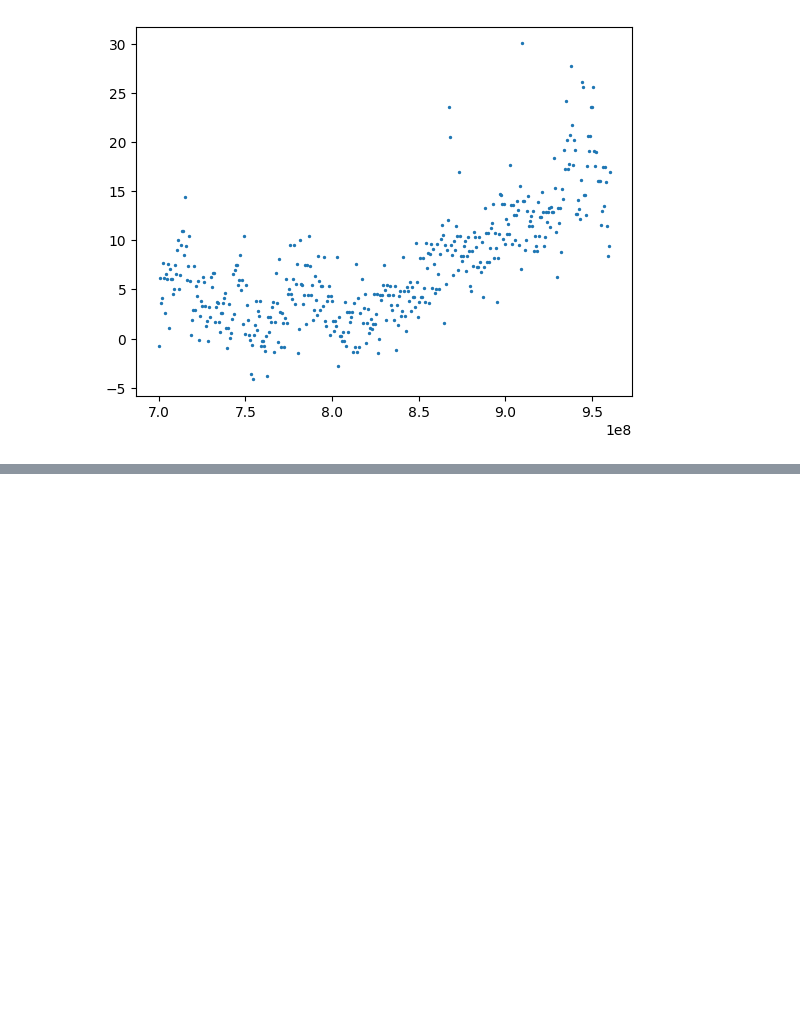
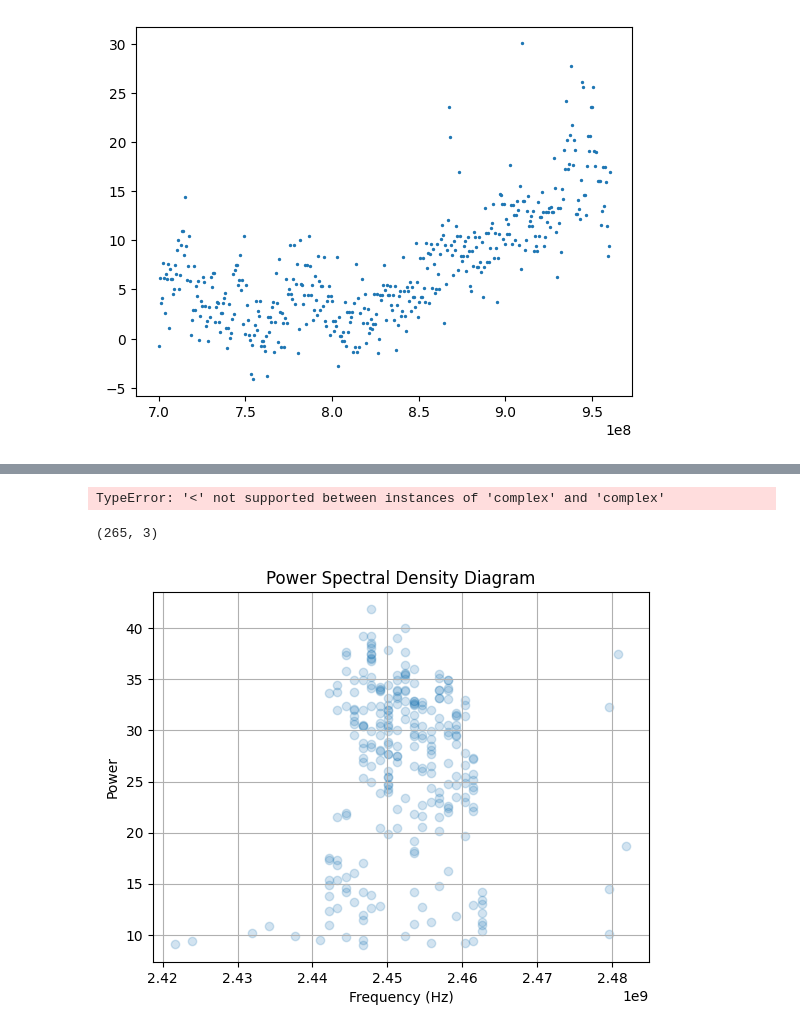
Before and after one commit to sunnycows/la-cp, a Jupyter notebook: Experiments.ipynb, the cells around one changed output, grey strips where cells are left out. Cells and saved outputs as stored; diff of their text form; code cells hidden in the pictures; blank space fills up the shorter version.

```diff
--- a/Experiments.ipynb
+++ b/Experiments.ipynb
@@ -124,0 +170,45 @@ ani.save('animation.gif', writer='imagemagick', fps=30)
+# %%
+from scipy.signal import welch
+from scipy.fftpack import fft
+
+# Compute PSD using Welch method
+frequencies, psd = welch(df_m['Frequency'], sample_rate, nperseg=256)
+
+# # Alternatively, you can compute PSD using FFT
+# frequencies = np.fft.fftfreq(len(reconstructed_signal), 1/sample_rate)
+# psd = np.abs(fft(reconstructed_signal))**2 / len(reconstructed_signal)
+
+# Plot the original signal
+plt.figure(figsize=(10, 6))
+plt.subplot(2, 1, 1)
+plt.plot(time, reconstructed_signal)
+plt.title('Original Signal')
+plt.xlabel('Time (s)')
+plt.ylabel('Amplitude')
+
+# Plot the Power Spectral Density
+plt.subplot(2, 1, 2)
+plt.semilogy(frequencies, psd)
+plt.title('Power Spectral Density (PSD)')
+plt.xlabel('Frequency (Hz)')
+plt.ylabel('Power/Frequency (dB/Hz)')
+
+plt.tight_layout()
+plt.show()
+# %% [output]
+TypeError: '<' not supported between instances of 'complex' and 'complex'
+# %%
+# Plotting the data
+df_m_f = df_m[df_m['Measure'] > 9]
+df_m_f = df_m_f[(df_m_f['Frequency'] > 2.4*1e9) & (df_m_f['Frequency'] < 2.5*1e9)]
+print(df_m_f.shape)
+
+plt.scatter(df_m_f['Frequency'], df_m_f['Measure'], marker='o', alpha=0.2)
+plt.xlabel('Frequency (Hz)')
+plt.ylabel('Power')
+plt.title('Power Spectral Density Diagram')
+plt.grid(True)
+plt.show()
+# %% [output]
+(265, 3)
+[figure, added]
```
Also changed, not shown: parts of 4 cells of this notebook.
